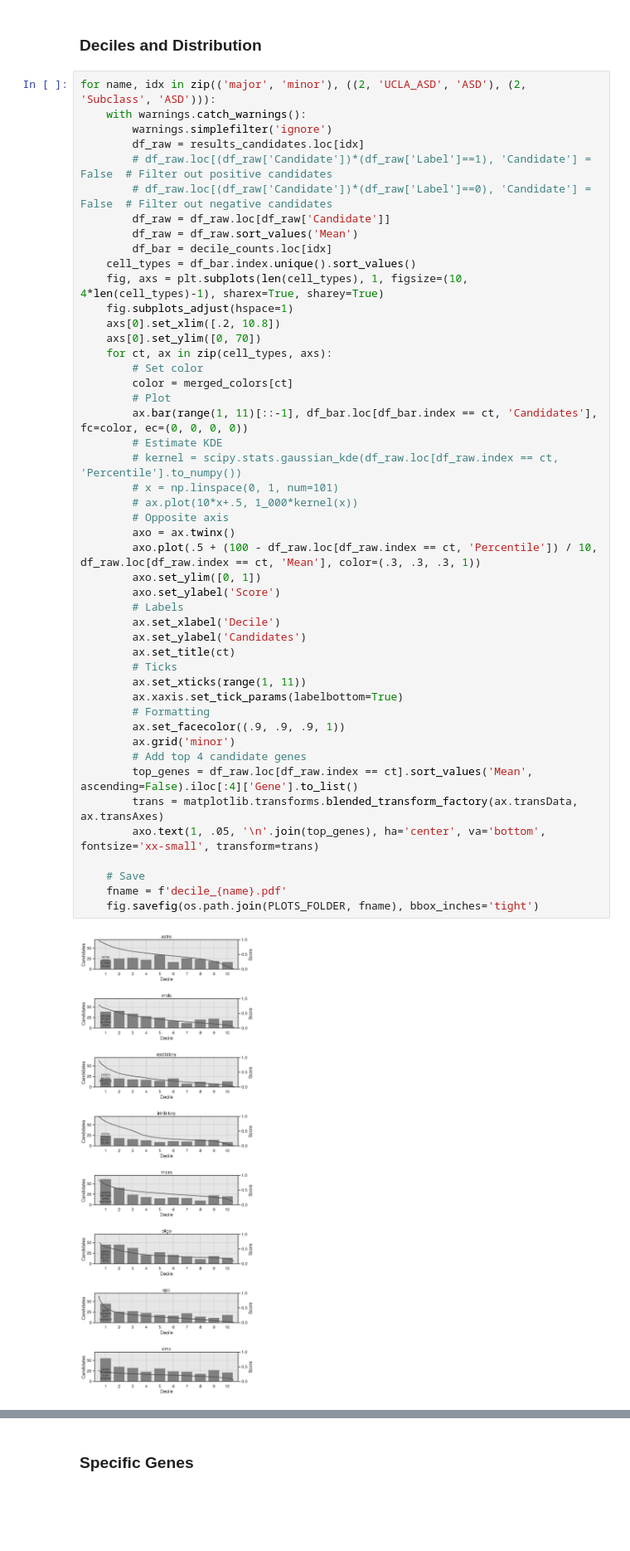
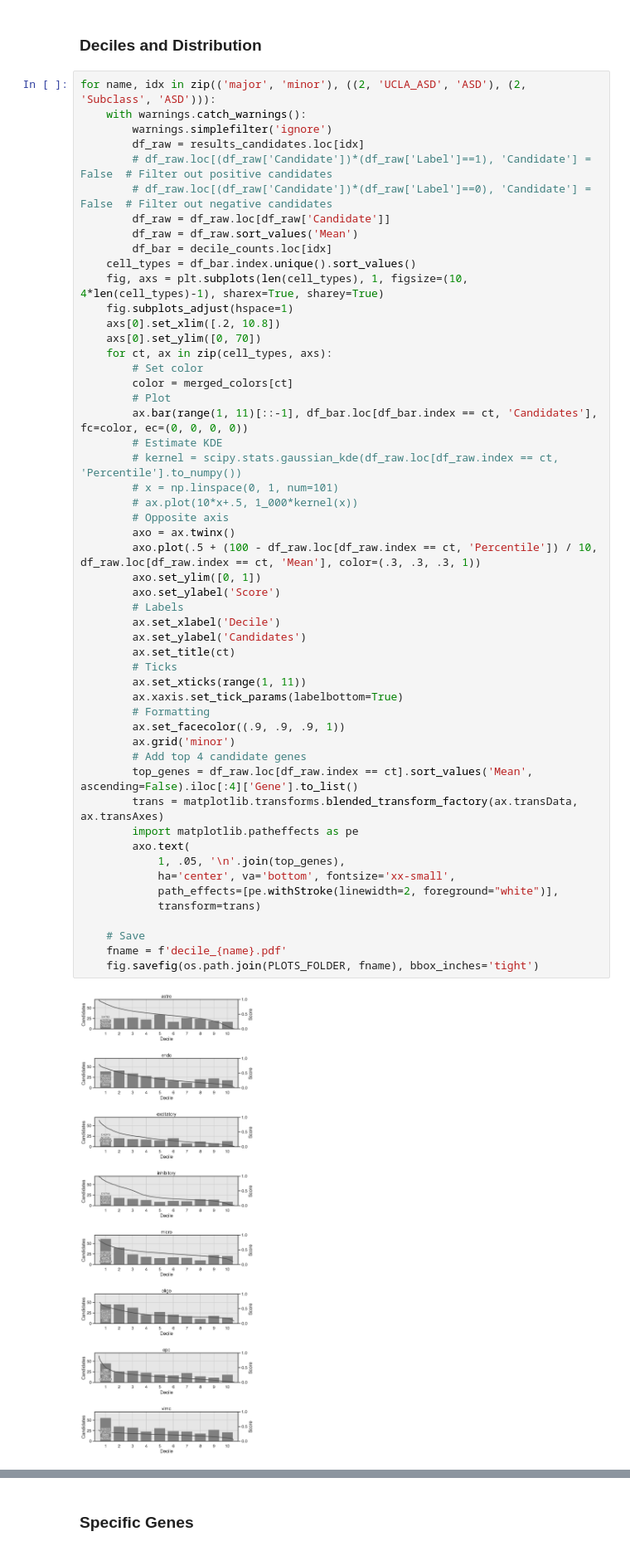
Before and after one commit to Oafish1/Network-Medicine-Analysis, a Jupyter notebook: scripts/specific-visualization.ipynb, the cells around one changed output, grey strips where cells are left out. Shown at 83% size. Drawn from its saved outputs; the diff is of its cells as text; blank space fills up the shorter version.

Commit message:
Figure revisions and poster

```diff
--- a/scripts/specific-visualization.ipynb
+++ b/scripts/specific-visualization.ipynb
@@ -520,32 +520,37 @@ for name, idx in zip(('major', 'minor'), ((2, 'UCLA_ASD', 'ASD'), (2, 'Subclass'
         color = merged_colors[ct]
         # Plot
         ax.bar(range(1, 11)[::-1], df_bar.loc[df_bar.index == ct, 'Candidates'], fc=color, ec=(0, 0, 0, 0))
         # Estimate KDE
         # kernel = scipy.stats.gaussian_kde(df_raw.loc[df_raw.index == ct, 'Percentile'].to_numpy())
         # x = np.linspace(0, 1, num=101)
         # ax.plot(10*x+.5, 1_000*kernel(x))
         # Opposite axis
         axo = ax.twinx()
         axo.plot(.5 + (100 - df_raw.loc[df_raw.index == ct, 'Percentile']) / 10, df_raw.loc[df_raw.index == ct, 'Mean'], color=(.3, .3, .3, 1))
         axo.set_ylim([0, 1])
         axo.set_ylabel('Score')
         # Labels
         ax.set_xlabel('Decile')
         ax.set_ylabel('Candidates')
         ax.set_title(ct)
         # Ticks
         ax.set_xticks(range(1, 11))
         ax.xaxis.set_tick_params(labelbottom=True)
         # Formatting
         ax.set_facecolor((.9, .9, .9, 1))
         ax.grid('minor')
         # Add top 4 candidate genes
         top_genes = df_raw.loc[df_raw.index == ct].sort_values('Mean', ascending=False).iloc[:4]['Gene'].to_list()
         trans = matplotlib.transforms.blended_transform_factory(ax.transData, ax.transAxes)
-        axo.text(1, .05, '\n'.join(top_genes), ha='center', va='bottom', fontsize='xx-small', transform=trans)
+        import matplotlib.patheffects as pe
+        axo.text(
+            1, .05, '\n'.join(top_genes),
+            ha='center', va='bottom', fontsize='xx-small',
+            path_effects=[pe.withStroke(linewidth=2, foreground="white")],
+            transform=trans)
 
     # Save
     fname = f'decile_{name}.pdf'
     fig.savefig(os.path.join(PLOTS_FOLDER, fname), bbox_inches='tight')
 # %% [output]
-[figure, old version]
+[figure, new version]
```
Also changed, not shown: parts of 1 cell of this notebook, 27 other files.
